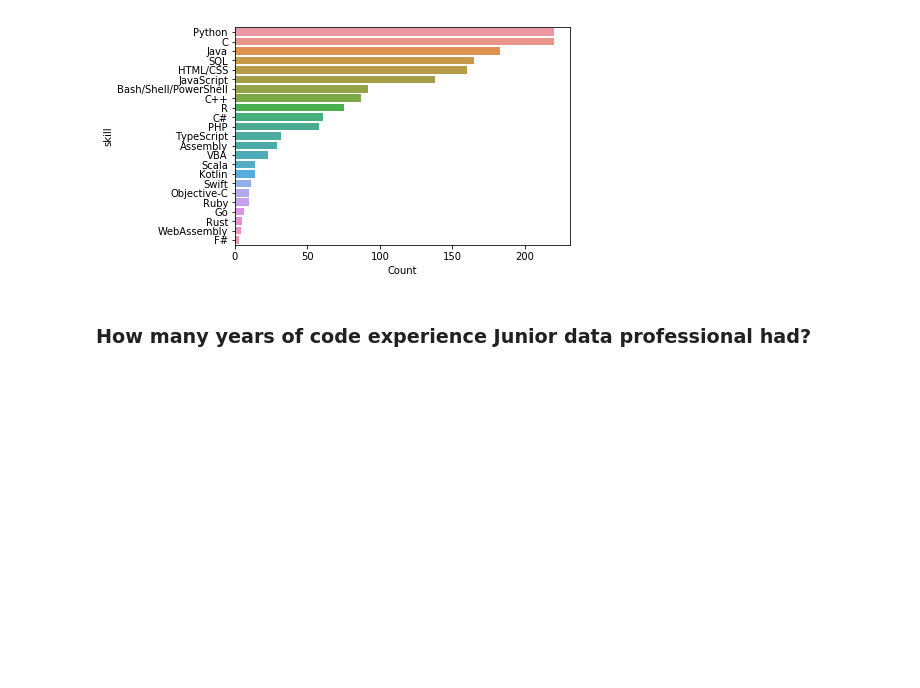
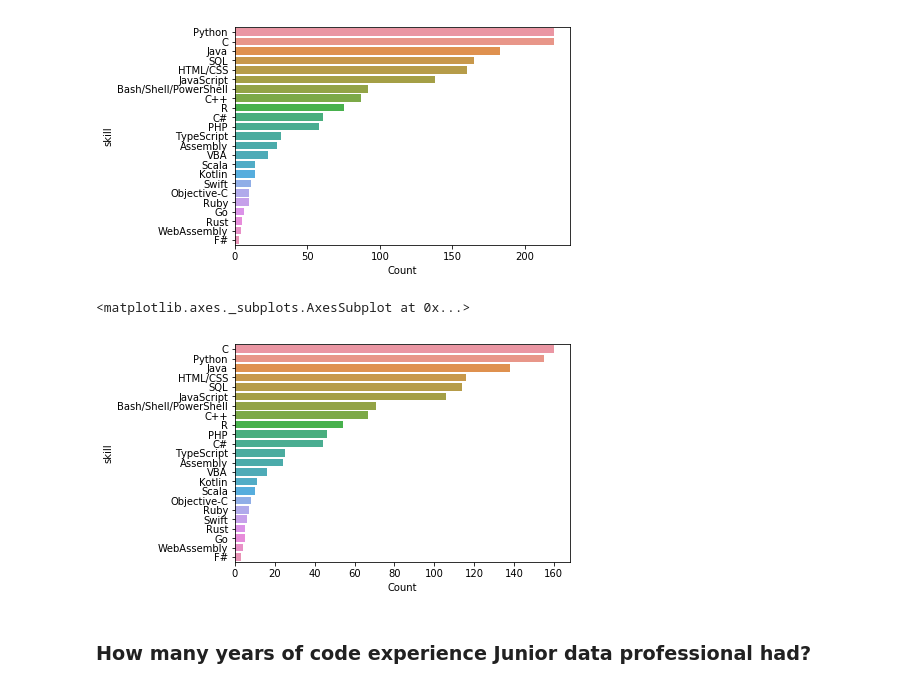
Before and after one commit to srijith29/JuniorDataBlog, a Jupyter notebook: JuniorData.ipynb, the cells around one changed output. Cells and saved outputs as stored; diff of their text form; code cells hidden in the pictures; blank space fills up the shorter version.

```diff
--- a/JuniorData.ipynb
+++ b/JuniorData.ipynb
@@ -4,6 +8,6 @@ import numpy as np
 # %%
 ## Reading the dataset
-df = pd.read_csv('survey_results_public.csv')
+df = pd.read_csv('../survey_results_public.csv')
 # %%
 df.shape
 ## data has 88883 rows and 85 columns
@@ -12,5 +18,10 @@ df.shape
 # %%
-## Regex to filter data professionals, less than 1 year  of professional coding experience
-import re
+
+## Regex to filter Data professionals, less than 1 year  of professional coding experience
+junior_data = df[(df['YearsCodePro']=='Less than 1 year')&
+                 (df['DevType'].str.contains("data\s|\sdata$|\sdata\s",
+                                             flags=re.IGNORECASE,regex=True).fillna(value=False))]
 # %%
-junior_data = df[(df['YearsCodePro']=='Less than 1 year')&(df['DevType'].str.contains("data\s|\sdata$|\sdata\s",flags=re.IGNORECASE,regex=True).fillna(value=False))]
+senior_data = df[~(df['YearsCodePro']=='Less than 1 year')&
+                 ~(df['DevType'].str.contains("data\s|\sdata$|\sdata\s",
+                                              flags=re.IGNORECASE,regex=True).fillna(value=False))]
@@ -128,7 +135,9 @@ See the caveats in the documentation: http://pandas.pydata.org/pandas-docs/stabl
   self.obj[item] = s
 # %%
 ## creating dataframe without outliers for Total Compensation
-junior_data_CompTotal_out = junior_data[junior_data['CompTotal'].between(junior_data['CompTotal'].quantile(.15), junior_data['CompTotal'].quantile(.75))]
+junior_data_CompTotal_out = junior_data[junior_data['CompTotal']
+                                        .between(junior_data['CompTotal'].quantile(.15),
+                                                 junior_data['CompTotal'].quantile(.75))]
 # %%
 ## Distribution the total compensation variable
 junior_data_CompTotal_out['CompTotal'].plot(kind='hist')
@@ -167,3 +166,11 @@ junior_data['CompTotal'].dtype
+# %%
+techtype_top_comp = junior_data_CompTotal_out_high['LanguageWorkedWith'].value_counts().reset_index()
+techtype_top_comp.rename(columns = {'index':'skill','LanguageWorkedWith':'Count'},inplace=True)
+top_comp_df = total_count(techtype_top_comp,'skill','Count',possible_vals_tech)
+sns.barplot(x= top_comp_df['Count'], y= top_comp_df['skill'])
+# %% [output]
+<matplotlib.axes._subplots.AxesSubplot at 0x...>
+[figure, added]
 # %% [markdown]
 ### How many years of code experience Junior data professional had?
 # %%
```
Also changed, not shown: parts of 20 cells of this notebook.
